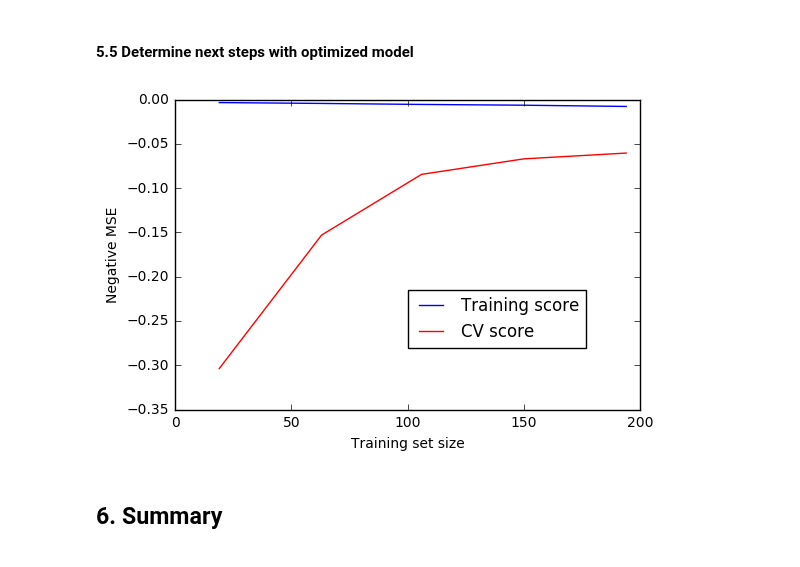
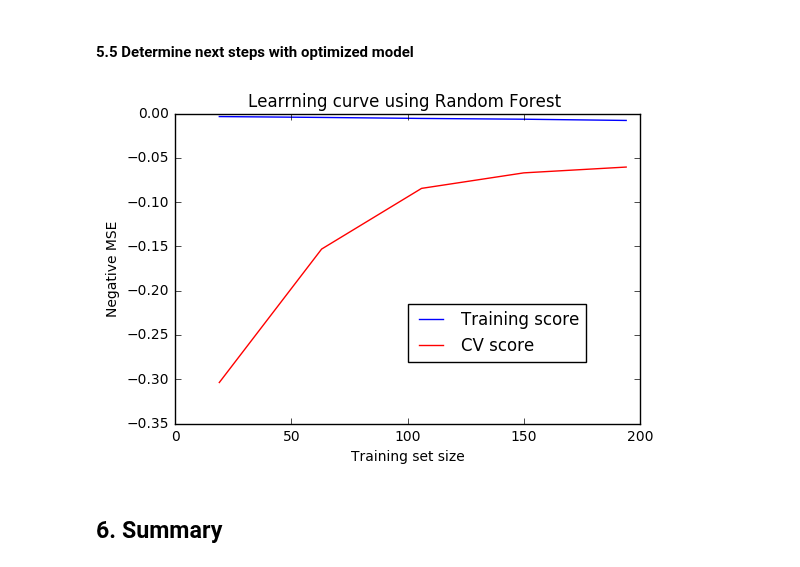
Before and after one commit to mohsseha/DSI-BOS-students, a Jupyter notebook: karthik-33/Week-6/Project/KV project 6.ipynb, the cells around one changed output. Cells and saved outputs as stored; diff of their text form; code cells hidden in the pictures.

```diff
--- a/karthik-33/Week-6/Project/KV project 6.ipynb
+++ b/karthik-33/Week-6/Project/KV project 6.ipynb
@@ -489,13 +489,14 @@ v_mean = [i.mean() for i in valid_scores]
 # %%
 # Learning curve
 plt.xlabel("Training set size")
 plt.ylabel("Negative MSE")
 plt.plot(train_sizes, t_mean, c = "b", label = "Training score")
 plt.plot(train_sizes, v_mean, c = "r", label = "CV score")
 plt.legend(loc = (0.5,0.2))
+plt.title("Learrning curve using Random Forest ")
 plt.show()
 # %% [output]
-[figure, old version]
+[figure, new version]
 # %% [markdown]
 ## 6. Summary
 # %% [markdown]
```
